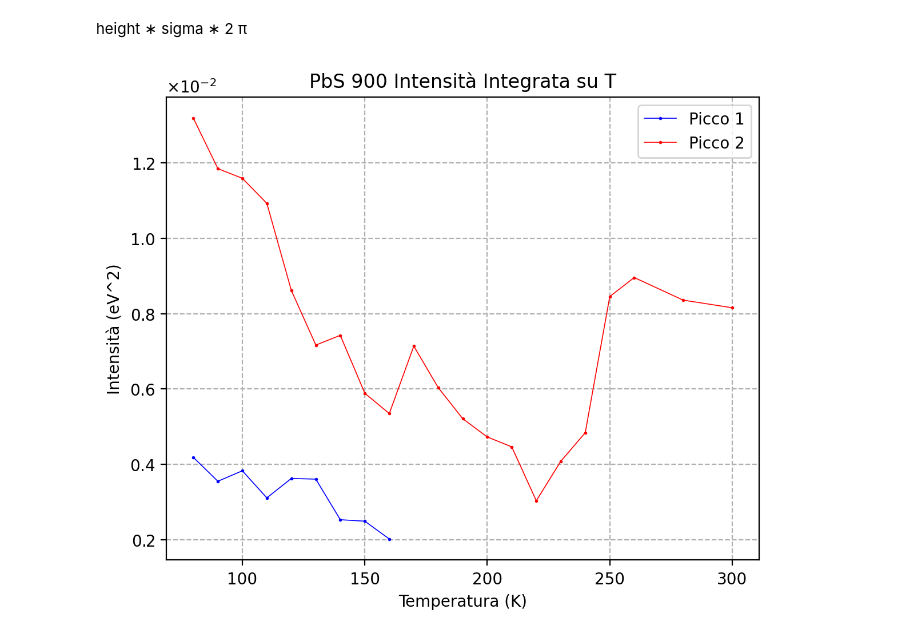
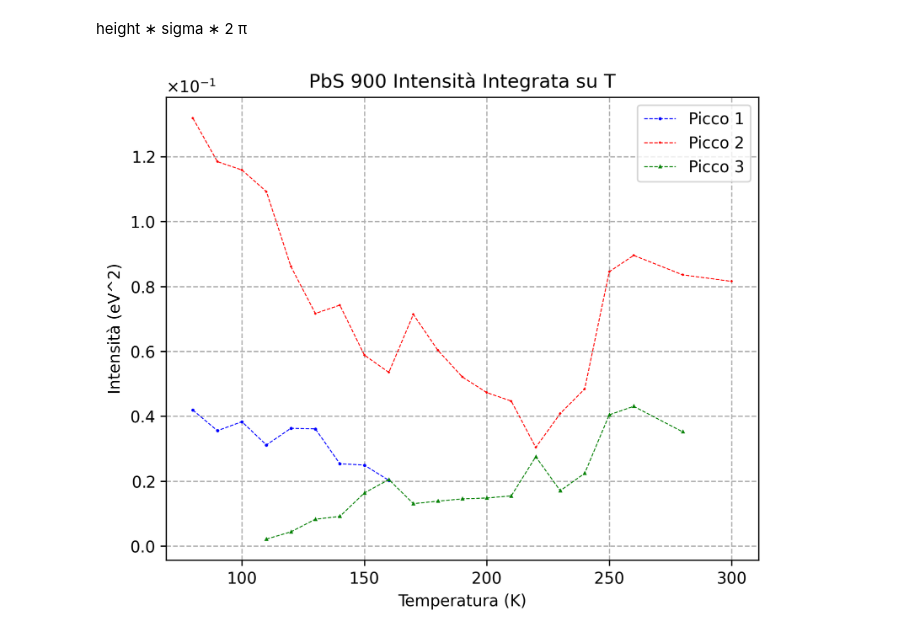
Before and after one commit to zosojack/lab-ss, a Jupyter notebook: QP2/GaSb_VARSHNI.ipynb, the cells around one changed output. Drawn from its saved outputs; the diff is of its cells as text; code cells hidden in the pictures.

```diff
--- a/QP2/GaSb_VARSHNI.ipynb
+++ b/QP2/GaSb_VARSHNI.ipynb
@@ -88,27 +88,27 @@ for T in arr_T:
 # %%
 ## PLOT ##
 
-plt.figure(figsize=(6,5), dpi=200)
+plt.figure(figsize=(6,5), dpi=300)
 # serve errorbar
 #err_mu = 1.4145357031249999
 x1, x2, x3 = np.array(x1), np.array(x2), np.array(x3)
 mu1, mu2, mu3 = np.array(mu1), np.array(mu2), np.array(mu3)
-sigma1, sigma2, sigma3 = np.array(sigma1)/10, np.array(sigma2)/10, np.array(sigma3)/10
+err1, err2, err3 = np.array(sigma1)/10, np.array(sigma2)/10, np.array(sigma3)/10
 
-plt.errorbar(x1, mu1, yerr=sigma1, linestyle='-', marker='o', markersize=1, elinewidth=0.8, capsize=1,
+plt.errorbar(x1, mu1, yerr=err1, linestyle='-', marker='o', markersize=1, elinewidth=0.8, capsize=1,
              color='b', label='Picco 1', linewidth=0.)
-plt.errorbar(x2, mu2, yerr=sigma2, linestyle='-', marker='x', markersize=1, elinewidth=0.8, capsize=1,
+plt.errorbar(x2, mu2, yerr=err2, linestyle='-', marker='x', markersize=1, elinewidth=0.8, capsize=1,
              color='r', label='Picco 2', linewidth=0.)
-plt.errorbar(x3, mu3, yerr=sigma3, linestyle='-', marker='^', markersize=1, elinewidth=0.8, capsize=1,
+plt.errorbar(x3, mu3, yerr=err3, linestyle='-', marker='^', markersize=1, elinewidth=0.8, capsize=1,
              color='g', label='Picco 3', linewidth=0.)
 
 ## VARSHNI ##
 p0 = [0.7, 0.1, 0.1]
 low = [-np.inf, -np.inf, -np.inf]
 upp = [np.inf, np.inf, np.inf]
-popt1, pcov1 = curve_fit(varshni, x1, mu1, sigma=sigma1, p0=p0, bounds=(low,upp))
-popt2, pcov2 = curve_fit(varshni, x2, mu2, sigma=sigma2, p0=p0, bounds=(low,upp))
-popt3, pcov3 = curve_fit(varshni, x3, mu3, sigma=sigma3, p0=p0, bounds=(low,upp))
+popt1, pcov1 = curve_fit(varshni, x1, mu1, sigma=err1, p0=p0, bounds=(low,upp))
+popt2, pcov2 = curve_fit(varshni, x2, mu2, sigma=err2, p0=p0, bounds=(low,upp))
+popt3, pcov3 = curve_fit(varshni, x3, mu3, sigma=err3, p0=p0, bounds=(low,upp))
 
 ## PLOT CURVA FIT ##
 x_plot1 = np.linspace(x1[0], x1[-1],int(x1[-1]-x1[0]))
@@ -132,9 +132,9 @@ plt.tight_layout()
 plt.show()
 
 ## CHI2 ##
-chi2_1, dof_1 = chi2_varshni (x1, mu1, err_y=sigma1, popt=popt1)
-chi2_2, dof_2 = chi2_varshni (x2, mu2, err_y=sigma2, popt=popt2)
-chi2_3, dof_3 = chi2_varshni (x3, mu3, err_y=sigma3, popt=popt3)
+chi2_1, dof_1 = chi2_varshni (x1, mu1, err_y=err1, popt=popt1)
+chi2_2, dof_2 = chi2_varshni (x2, mu2, err_y=err2, popt=popt2)
+chi2_3, dof_3 = chi2_varshni (x3, mu3, err_y=err3, popt=popt3)
 
 ## PRINT RISULTATI FIT ##
 print('• Varshni 1')
@@ -204,24 +207,27 @@ height ∗ sigma ∗ 2 π
 # %%
 ## PLOT ##
 
-plt.figure(figsize=(6,5), dpi=200)
+plt.figure(figsize=(6,5), dpi=300)
 
 intensità1 = np.array(a1) * np.array(sigma1) * 2 * np.pi
 intensità2 = np.array(a2) * np.array(sigma2) * 2 * np.pi
+intensità3 = np.array(a3) * np.array(sigma3) * 2 * np.pi
 
-plt.errorbar(x1, intensità1, linestyle='-', marker='o', markersize=1, elinewidth=0.8, capsize=1,
+plt.errorbar(x1, intensità1, linestyle='--', marker='o', markersize=1, elinewidth=0.8, capsize=1,
              color='b', label='Picco 1', linewidth=0.6)
-plt.errorbar(x2, intensità2, linestyle='-', marker='o', markersize=1, elinewidth=0.8, capsize=1,
+plt.errorbar(x2, intensità2, linestyle='--', marker='x', markersize=1, elinewidth=0.8, capsize=1,
              color='r', label='Picco 2', linewidth=0.6)
+plt.errorbar(x3, intensità3, linestyle='--', marker='^', markersize=1, elinewidth=0.8, capsize=1,
+             color='g', label='Picco 3', linewidth=0.6)
 
 ## OPZIONI GRAFICHE ##
 plt.title(r'PbS 900 Intensità Integrata su T')
 plt.xlabel("Temperatura (K)")
 plt.ylabel("Intensità (eV^2)")
 plt.ticklabel_format(axis='y',style='scientific', useMathText=True, scilimits=(0,0) )
 plt.legend()
 plt.grid(linestyle='--')
 plt.tight_layout()
 plt.show()
 # %% [output]
-[figure, old version]
+[figure, new version]
```
Also changed, not shown: parts of 2 cells of this notebook.
